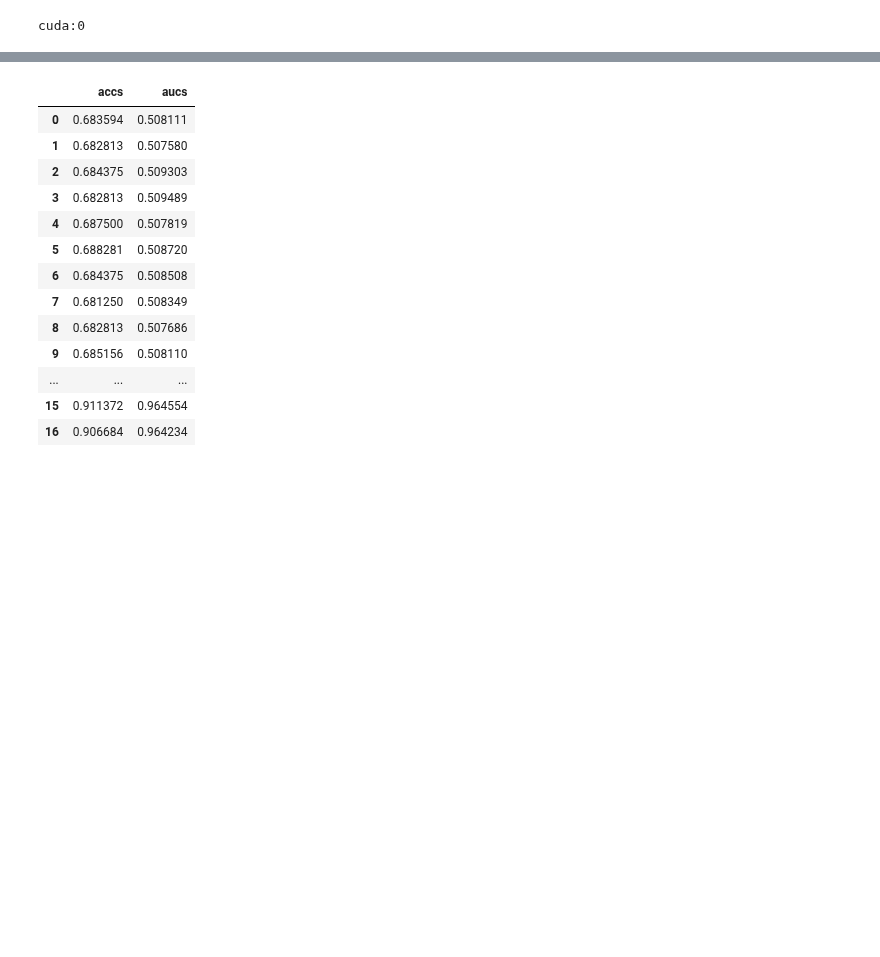
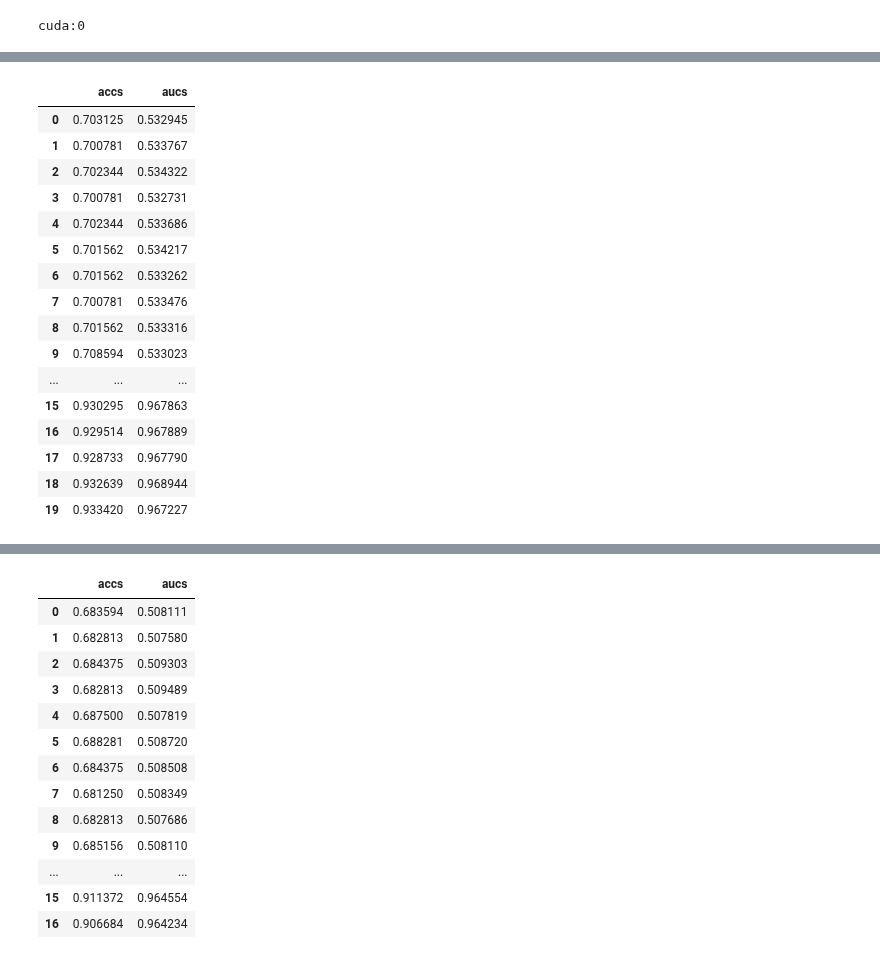
Before and after one commit to yzhang511/neural_decoding, a Jupyter notebook: notebooks/hierarchical_RRR_contrast.ipynb, the cells around one changed output, grey strips where cells are left out. Drawn from its saved outputs; the diff is of its cells as text; code cells hidden in the pictures; blank space fills up the shorter version.

```diff
--- a/notebooks/hierarchical_RRR_contrast.ipynb
+++ b/notebooks/hierarchical_RRR_contrast.ipynb
@@ -609,3 +823,27 @@ Training: |
+# %%
+# V = 10, B = 5
+df = pd.DataFrame(xval_dict[0]).iloc[:,:2] / 5
+for fold in range(1,5):
+    df += pd.DataFrame(xval_dict[fold]).iloc[:,:2] / 5
+df
+# %% [output]
+|  | accs | aucs |
+| 0 | 0.703125 | 0.532945 |
+| 1 | 0.700781 | 0.533767 |
+| 2 | 0.702344 | 0.534322 |
+| 3 | 0.700781 | 0.532731 |
+| 4 | 0.702344 | 0.533686 |
+| 5 | 0.701562 | 0.534217 |
+| 6 | 0.701562 | 0.533262 |
+| 7 | 0.700781 | 0.533476 |
+| 8 | 0.701562 | 0.533316 |
+| 9 | 0.708594 | 0.533023 |
+| ... | ... | ... |
+| 15 | 0.930295 | 0.967863 |
+| 16 | 0.929514 | 0.967889 |
+| 17 | 0.928733 | 0.967790 |
+| 18 | 0.932639 | 0.968944 |
+| 19 | 0.933420 | 0.967227 |
 # %%
 # V = 5, B = 5
 df = pd.DataFrame(xval_dict[0]).iloc[:,:2] / 5
```
Also changed, not shown: parts of 10 cells of this notebook.
